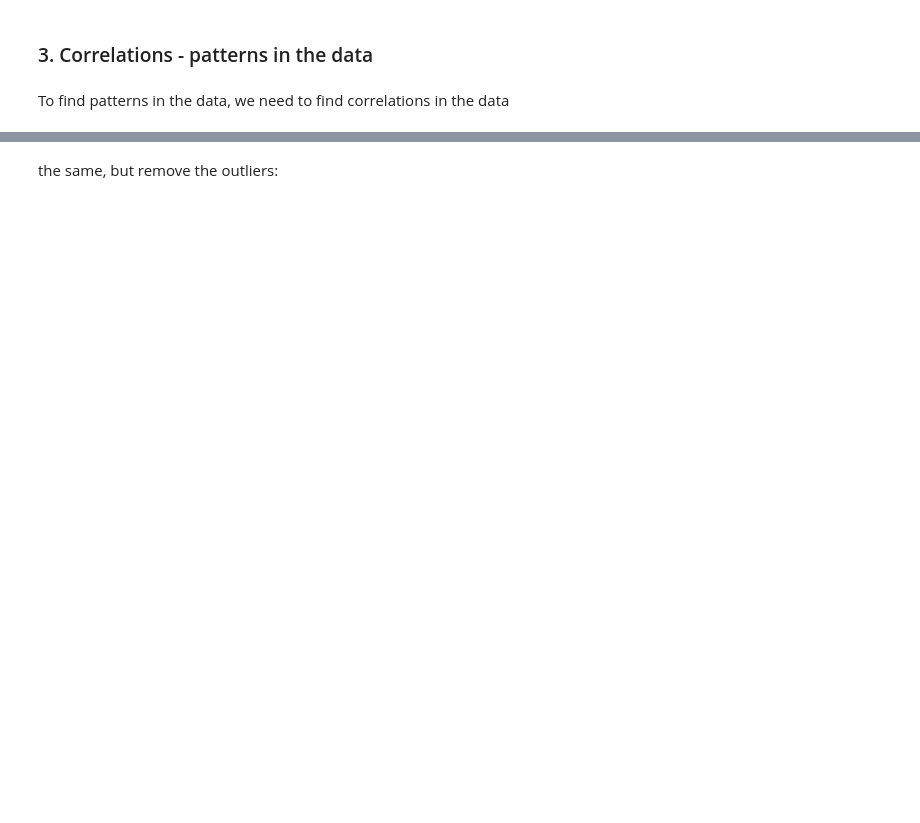
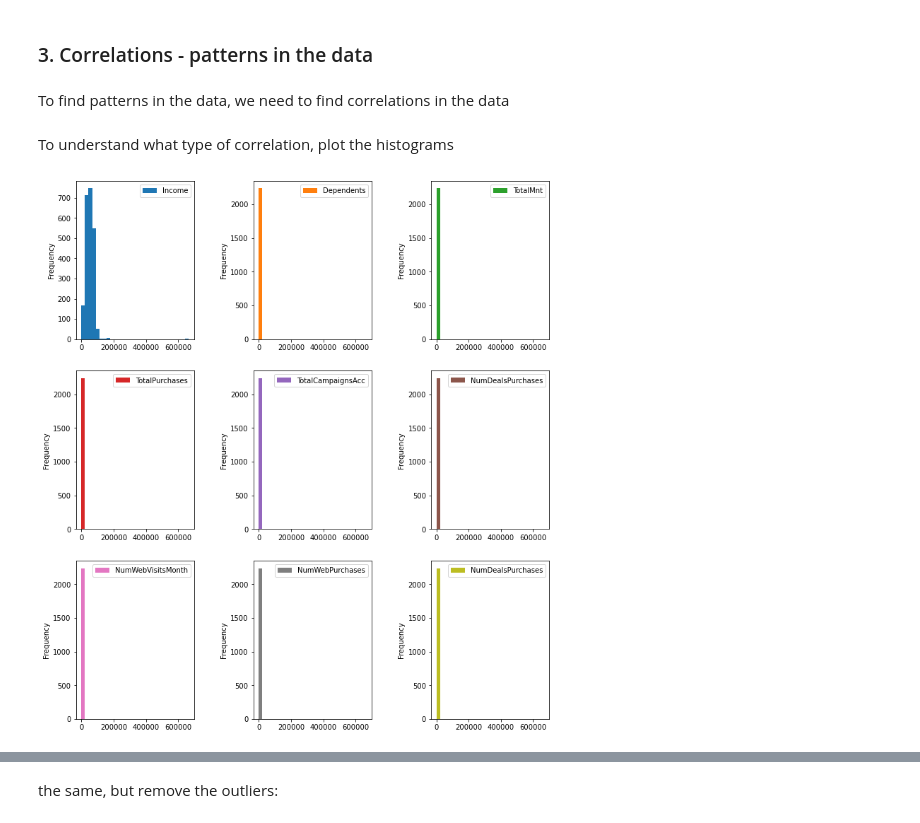
Before and after one commit to nlihin/data-analytics, a Jupyter notebook: unit6 - EDA_example.ipynb, the cells around one changed output, grey strips where cells are left out. Cells and saved outputs as stored; diff of their text form; code cells hidden in the pictures; blank space fills up the shorter version.

```diff
--- a/unit6 - EDA_example.ipynb
+++ b/unit6 - EDA_example.ipynb
@@ -208,0 +304,8 @@ sns.clustermap(corrs, cbar_pos=(-0.05, 0.8, 0.05, 0.18), cmap='coolwarm', center
+# %% [markdown]
+To understand what type of correlation, plot the histograms
+# %%
+features = ['Income', 'Dependents','TotalMnt','TotalPurchases', 'TotalCampaignsAcc', 'NumDealsPurchases', 'NumWebVisitsMonth', 'NumWebPurchases', 'NumDealsPurchases']
+mrkt_df[features].plot(subplots=True, layout=(3,3), kind='hist', figsize=(12,14), bins = 30)
+plt.subplots_adjust(wspace=0.5);
+# %% [output]
+[figure, added]
```
Also changed, not shown: parts of 47 cells of this notebook.
